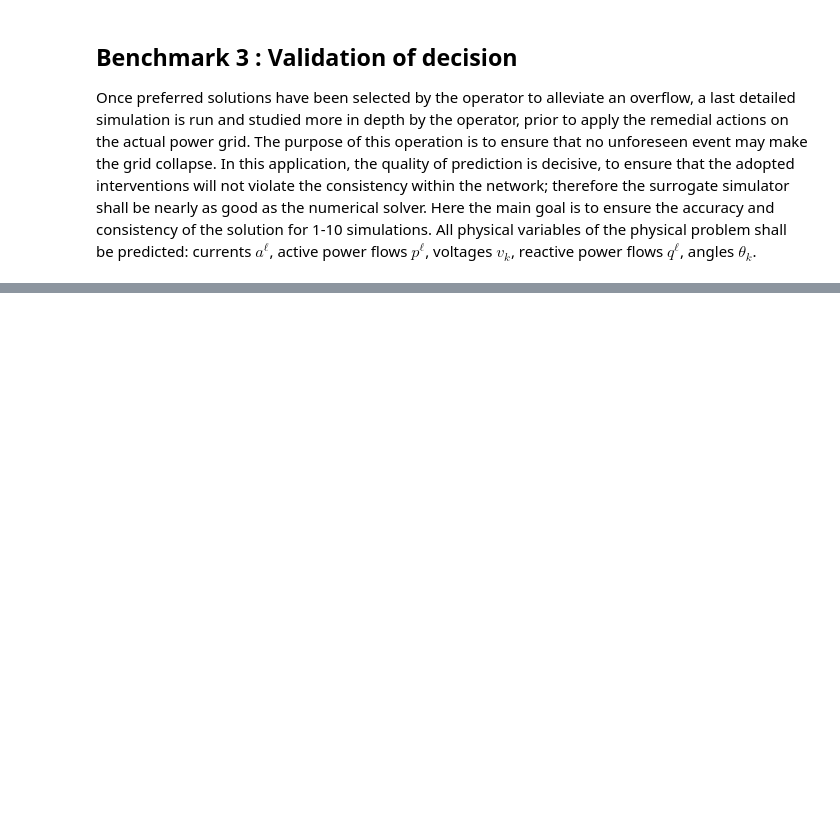
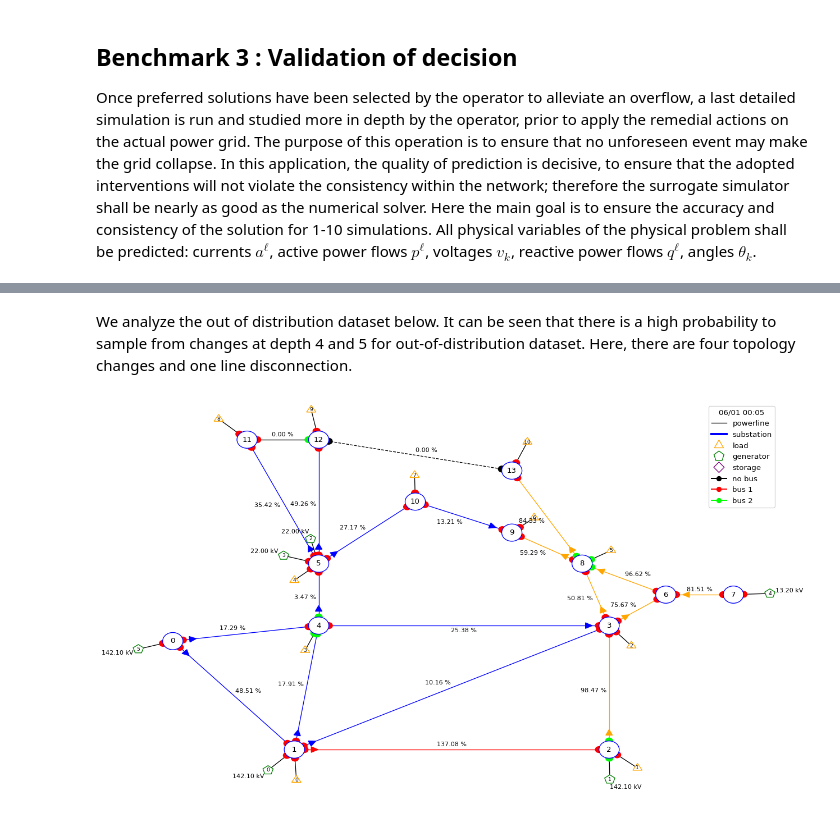
Before and after one commit to IRT-SystemX/LIPS, a Jupyter notebook: getting_started/01_GenerateData.ipynb, the cells around one changed output, grey strips where cells are left out. Drawn from its saved outputs; the diff is of its cells as text; code cells hidden in the pictures; blank space fills up the shorter version.

```diff
--- a/getting_started/01_GenerateData.ipynb
+++ b/getting_started/01_GenerateData.ipynb
@@ -87,0 +129,9 @@ benchmark3.generate(nb_sample_train=int(1e5),
+# %% [markdown]
+We analyze the out of distribution dataset below. It can be seen that there is a high probability to sample from changes at depth 4 and 5 for out-of-distribution dataset. Here, there are four topology changes and one line disconnection.
+# %%
+obs = benchmark3.env.reset()
+action = benchmark3.test_ood_topo_actor.act(obs)
+obs, *_ = benchmark3.env.step(action)
+visualize_obs(benchmark3.env, obs)
+# %% [output]
+[figure, added]
```
Also changed, not shown: parts of 16 cells of this notebook.
